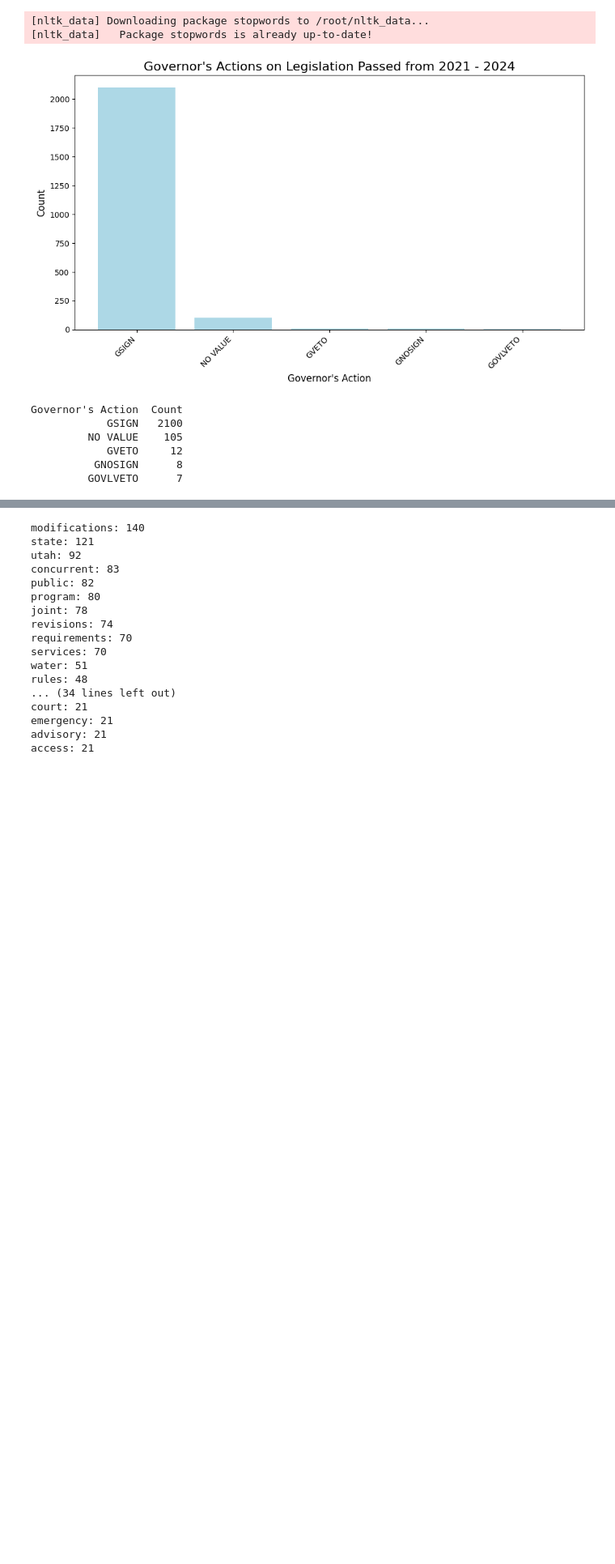
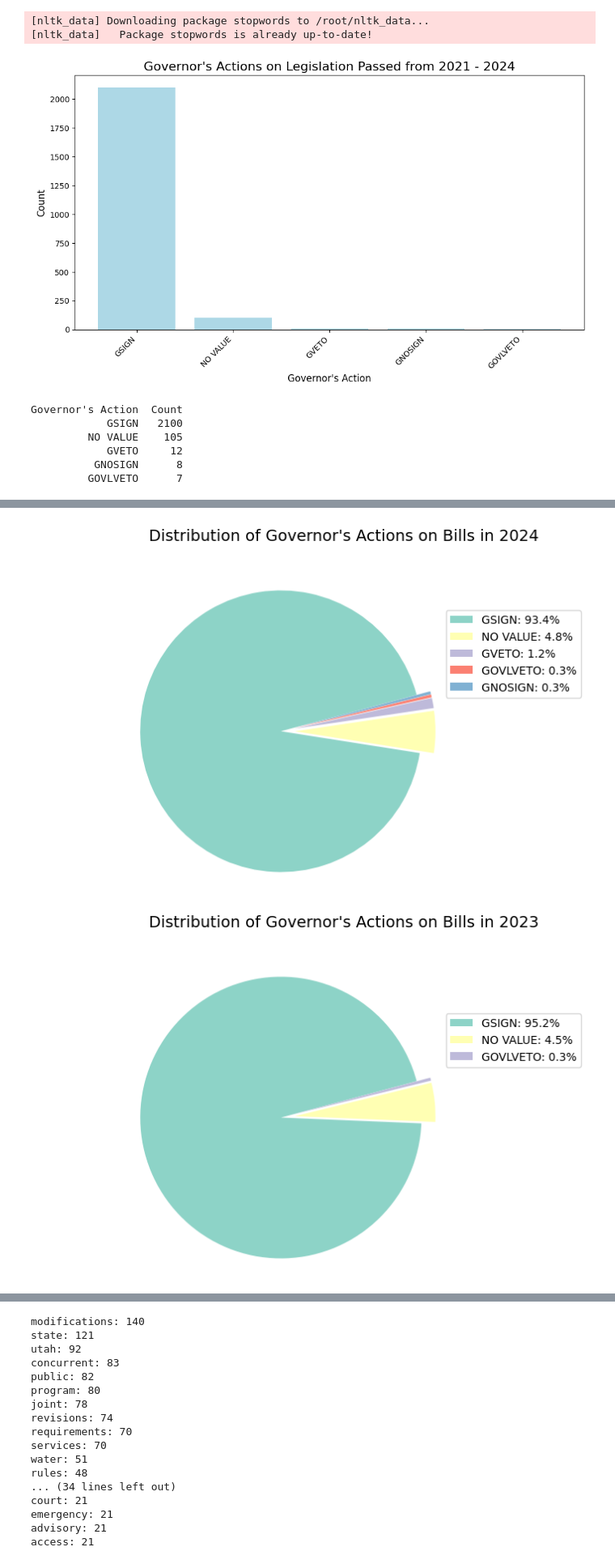
Before and after one commit to CristylePGarrard/ElectionTime, a Jupyter notebook: exec_branch_kpi.ipynb, the cells around one changed output, grey strips where cells are left out. Shown at 81% size. Drawn from its saved outputs; the diff is of its cells as text; code cells hidden in the pictures; blank space fills up the shorter version.

Commit message:
updated the second chart to use matplotlib instead of plotly

```diff
--- a/exec_branch_kpi.ipynb
+++ b/exec_branch_kpi.ipynb
@@ -276,0 +236,73 @@ for year in unique_years:
+# %%
+# ######################################################################## #
+# ####### Does he do the same thing each year? ########################### #
+# ** 9 October 2024 ** Switched charts to use matplotlib instead of plotly #
+# ######################################################################## #
+
+mport numpy as np
+import pandas as pd
+import matplotlib.pyplot as plt
+
+# Assuming bills dataframe has a 'Year' column already
+unique_years = bills['Year'].unique()
+
+# Define a threshold for what you consider a "small" slice
+small_slice_threshold = 10  # Percent threshold for small slices
+
+# Loop through each year to create pie charts for Governor's Actions
+for year in unique_years:
+
+    # Filter bills by year
+    bills_year = bills[bills['Year'] == year]
+
+    # Group by 'Governor's Action' and count the number of bills for each action
+    gov_actions_count = bills_year['Governor\'s Action'].value_counts().reset_index()
+    gov_actions_count.columns = ['Governor\'s Action', 'Count']
+
+    # Calculate percentages to identify small slices
+    total_bills = gov_actions_count['Count'].sum()
+    percentages = (gov_actions_count['Count'] / total_bills) * 100
+
+    # Determine which slices to explode (i.e., pull out)
+    explode = [0.1 if pct < small_slice_threshold else 0 for pct in percentages]
+
+    # Create pie chart using matplotlib
+    fig, ax = plt.subplots(figsize=(8, 5))
+
+    # Pie chart without labels (just the slices)
+    wedges, texts = ax.pie(
+        gov_actions_count['Count'],
+        startangle=15,  # Start angle adjusted as requested
+        explode=explode,
+        colors=plt.cm.Set3.colors
+    )
+
+    # Add a legend using a table format
+    # Create the table data with colors, labels, and percentages
+    legend_data = []
+    for i, (wedge, percentage) in enumerate(zip(wedges, percentages)):
+        color = wedge.get_facecolor()  # Get the color of each slice
+        label = gov_actions_count['Governor\'s Action'][i]  # Get action name
+        percentage_value = f"{percentage:.1f}%"  # Format the percentage
+
+        # Append each row to the legend data
+        legend_data.append([plt.Rectangle((0, 0), 1, 1, fc=color), label, percentage_value])
+
+    # Create the table (as a legend) next to the pie chart
+    plt.legend(handles=[entry[0] for entry in legend_data],
+               labels=[f'{entry[1]}: {entry[2]}' for entry in legend_data],
+               loc='center right', bbox_to_anchor=(1.1, 0.75), fontsize=10)
+
+    # Center the title above both the pie chart and the legend
+    # Center the title above both the pie chart and the legend with reduced padding
+    plt.suptitle(f"Distribution of Governor's Actions on Bills in {year}", fontsize=14, y=1, x=.6)
+
+    # Make sure the chart and legend fit within the figure
+    plt.tight_layout(rect=[1, 1, 1, 0.95])  # Adjust layout to make room for the title and legend
+    plt.axis('equal')  # Equal aspect ratio ensures that pie is drawn as a circle.
+
+    # Display the chart
+    plt.show()
+# %% [output]
+[figure, added]
+[figure, added]
```
Also changed, not shown: parts of 2 cells of this notebook.
